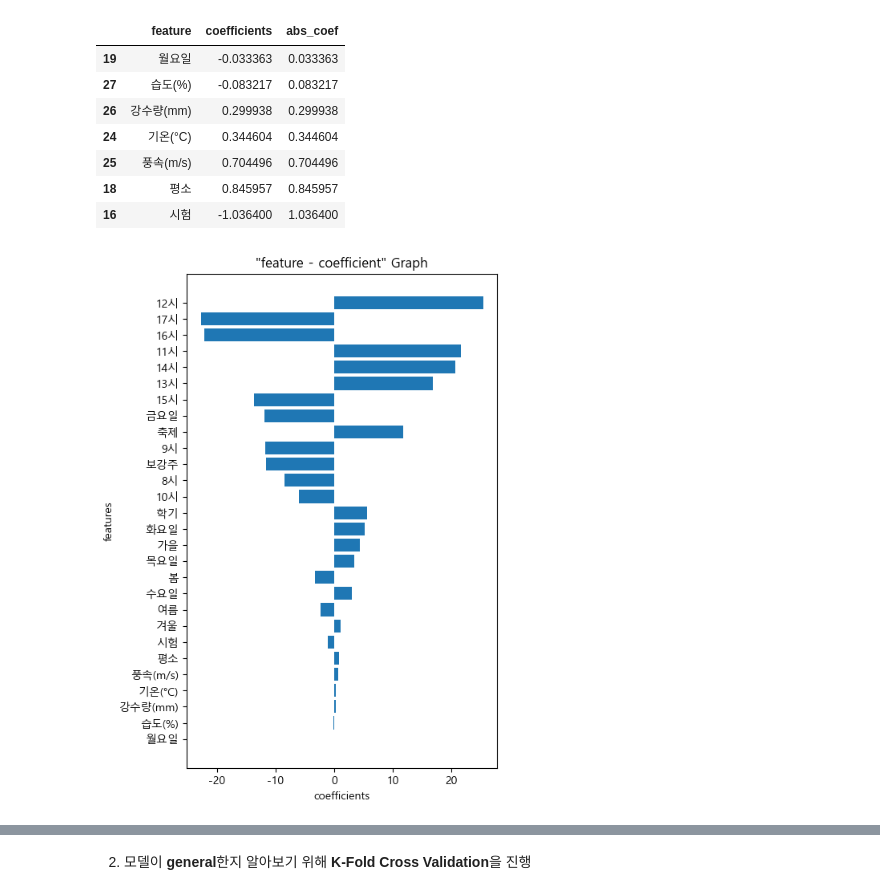
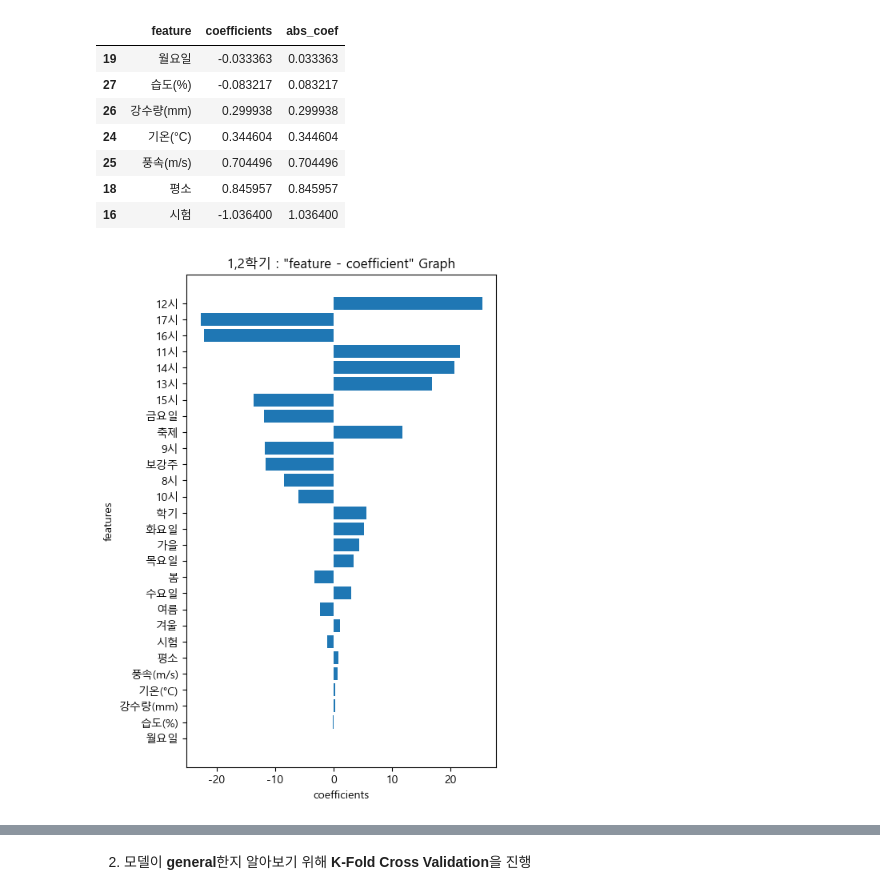
Before and after one commit to sohds/P4DS_gaeun_allocation, a Jupyter notebook: model/cross_reg_both.ipynb, the cells around one changed output, grey strips where cells are left out. Cells and saved outputs as stored; diff of their text form; code cells hidden in the pictures.

```diff
--- a/model/cross_reg_both.ipynb
+++ b/model/cross_reg_both.ipynb
@@ -14,7 +14,7 @@ from joblib import dump
 # %% [markdown]
 ### data 불러오기
 # %%
-df = pd.read_excel("final_for_regression.xlsx")
+df = pd.read_excel("../resource/final_for_models.xlsx")
 df.head()
 # %% [output]
 |  | 일자 | semester | season | event | day of the week | time | 기온(°C) | 풍속(m/s) | 강수량(mm) | 습도(%) | ... |
@@ -247,14 +247,14 @@ coefs.head(7)   # 확인
 # %%
 ### coefficients 를 시각화
 
 ### figure size
 plt.figure(figsize=(5, 8))
 
 ### bar plot : matplotlib.pyplot 모듈의 barh() 함수를 사용해서 수평 막대 그래프를 그림
 plt.barh(coefs['feature'], coefs['coefficients'])
-plt.title('"feature - coefficient" Graph')
+plt.title('1,2학기 : "feature - coefficient" Graph')
 plt.xlabel('coefficients')
 plt.ylabel('features')
 plt.show()
 # %% [output]
-[figure, old version]
+[figure, new version]
```
Also changed, not shown: parts of 12 cells of this notebook, 6 other files.
